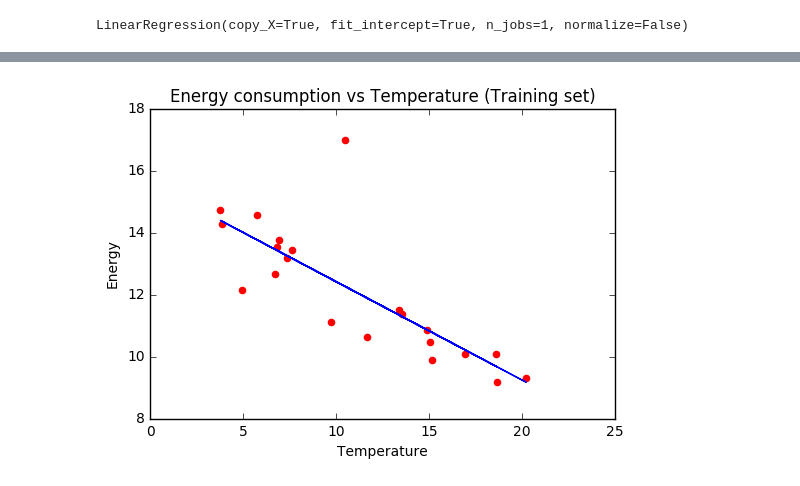
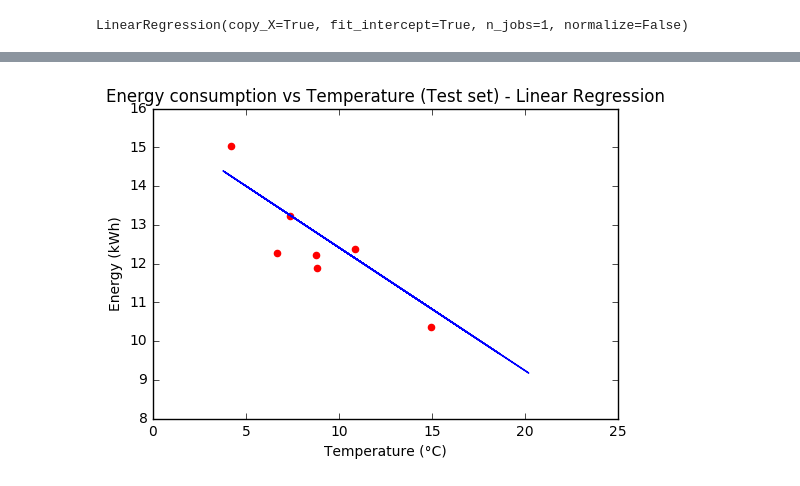
Before and after one commit to OssamaEls/Smart-meter-in-London, a Jupyter notebook: SmartMeterLondon.ipynb, the cells around one changed output, grey strips where cells are left out. Drawn from its saved outputs; the diff is of its cells as text; code cells hidden in the pictures.

```diff
--- a/SmartMeterLondon.ipynb
+++ b/SmartMeterLondon.ipynb
@@ -430,9 +500,9 @@ y_pred = regressor.predict(X_test)
 # %%
-plt.scatter(X_train, y_train, color = 'red')
+plt.scatter(X_test, y_test, color = 'red')
 plt.plot(X_train, regressor.predict(X_train), color = 'blue')
-plt.title('Energy consumption vs Temperature (Training set)')
-plt.xlabel('Temperature')
-plt.ylabel('Energy')
+plt.title('Energy consumption vs Temperature (Test set) - Linear Regression')
+plt.xlabel('Temperature (°C)')
+plt.ylabel('Energy (kWh)')
 plt.show()
 # %% [output]
-[figure, old version]
+[figure, new version]
```
Also changed, not shown: parts of 42 cells of this notebook.
